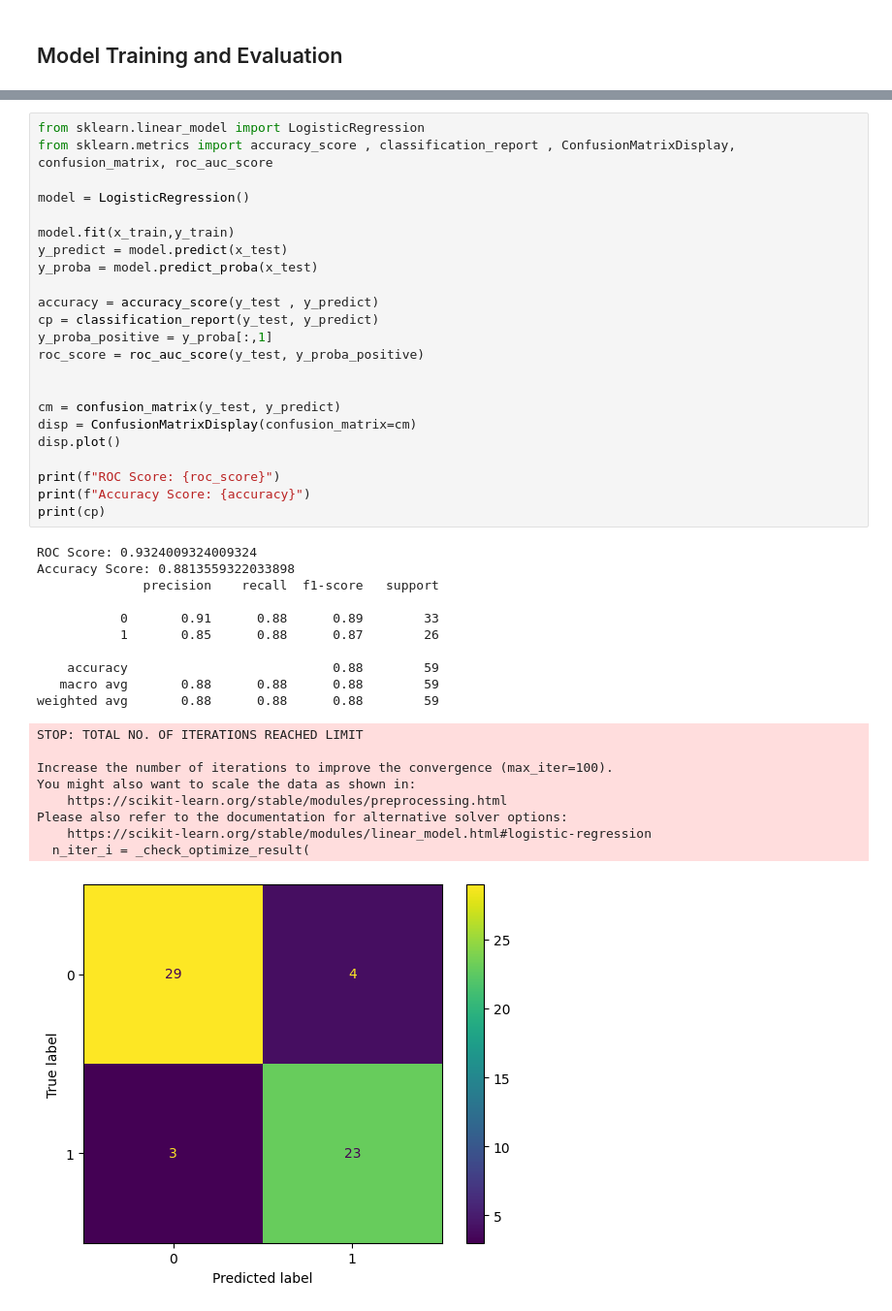
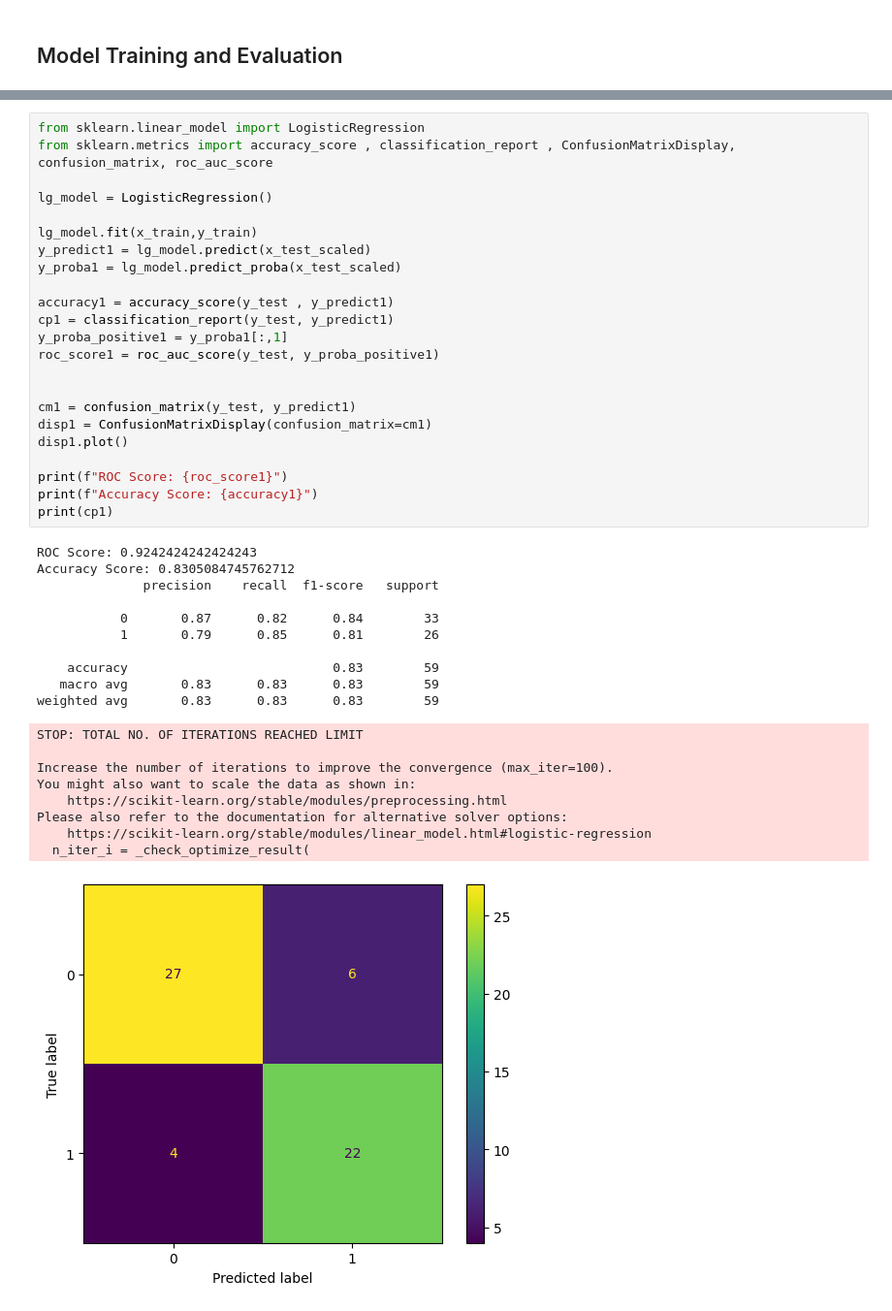
Before and after one commit to AbdlSi/heart_disease, a Jupyter notebook: heartdisease_df_analysis_visuals_dummy.ipynb, the cells around one changed output, grey strips where cells are left out. Shown at 97% size. Saved outputs shown, nothing was run; the diff lists cells and outputs as text.

```diff
--- a/heartdisease_df_analysis_visuals_dummy.ipynb
+++ b/heartdisease_df_analysis_visuals_dummy.ipynb
@@ -105,43 +107,43 @@ x_test_scaled = pd.DataFrame(x_test_scaled, columns = x_test.columns)
 # %%
 from sklearn.linear_model import LogisticRegression
 from sklearn.metrics import accuracy_score , classification_report , ConfusionMatrixDisplay, confusion_matrix, roc_auc_score
 
-model = LogisticRegression()
+lg_model = LogisticRegression()
 
-model.fit(x_train,y_train)
-y_predict = model.predict(x_test)
-y_proba = model.predict_proba(x_test)
+lg_model.fit(x_train,y_train)
+y_predict1 = lg_model.predict(x_test_scaled)
+y_proba1 = lg_model.predict_proba(x_test_scaled)
 
-accuracy = accuracy_score(y_test , y_predict)
-cp = classification_report(y_test, y_predict)
-y_proba_positive = y_proba[:,1]
-roc_score = roc_auc_score(y_test, y_proba_positive)
+accuracy1 = accuracy_score(y_test , y_predict1)
+cp1 = classification_report(y_test, y_predict1)
+y_proba_positive1 = y_proba1[:,1]
+roc_score1 = roc_auc_score(y_test, y_proba_positive1)
 
 
-cm = confusion_matrix(y_test, y_predict)
-disp = ConfusionMatrixDisplay(confusion_matrix=cm)
-disp.plot()
+cm1 = confusion_matrix(y_test, y_predict1)
+disp1 = ConfusionMatrixDisplay(confusion_matrix=cm1)
+disp1.plot()
 
-print(f"ROC Score: {roc_score}")
-print(f"Accuracy Score: {accuracy}")
-print(cp)
+print(f"ROC Score: {roc_score1}")
+print(f"Accuracy Score: {accuracy1}")
+print(cp1)
 # %% [output]
-ROC Score: 0.9324009324009324
-Accuracy Score: 0.8813559322033898
+ROC Score: 0.9242424242424243
+Accuracy Score: 0.8305084745762712
               precision    recall  f1-score   support
 
-           0       0.91      0.88      0.89        33
-           1       0.85      0.88      0.87        26
+           0       0.87      0.82      0.84        33
+           1       0.79      0.85      0.81        26
 
-    accuracy                           0.88        59
-   macro avg       0.88      0.88      0.88        59
-weighted avg       0.88      0.88      0.88        59
+    accuracy                           0.83        59
+   macro avg       0.83      0.83      0.83        59
+weighted avg       0.83      0.83      0.83        59
 STOP: TOTAL NO. OF ITERATIONS REACHED LIMIT
 
 Increase the number of iterations to improve the convergence (max_iter=100).
 You might also want to scale the data as shown in:
     https://scikit-learn.org/stable/modules/preprocessing.html
 Please also refer to the documentation for alternative solver options:
     https://scikit-learn.org/stable/modules/linear_model.html#logistic-regression
   n_iter_i = _check_optimize_result(
-[figure, old version]
+[figure, new version]
```
Also changed, not shown: parts of 7 cells of this notebook.
